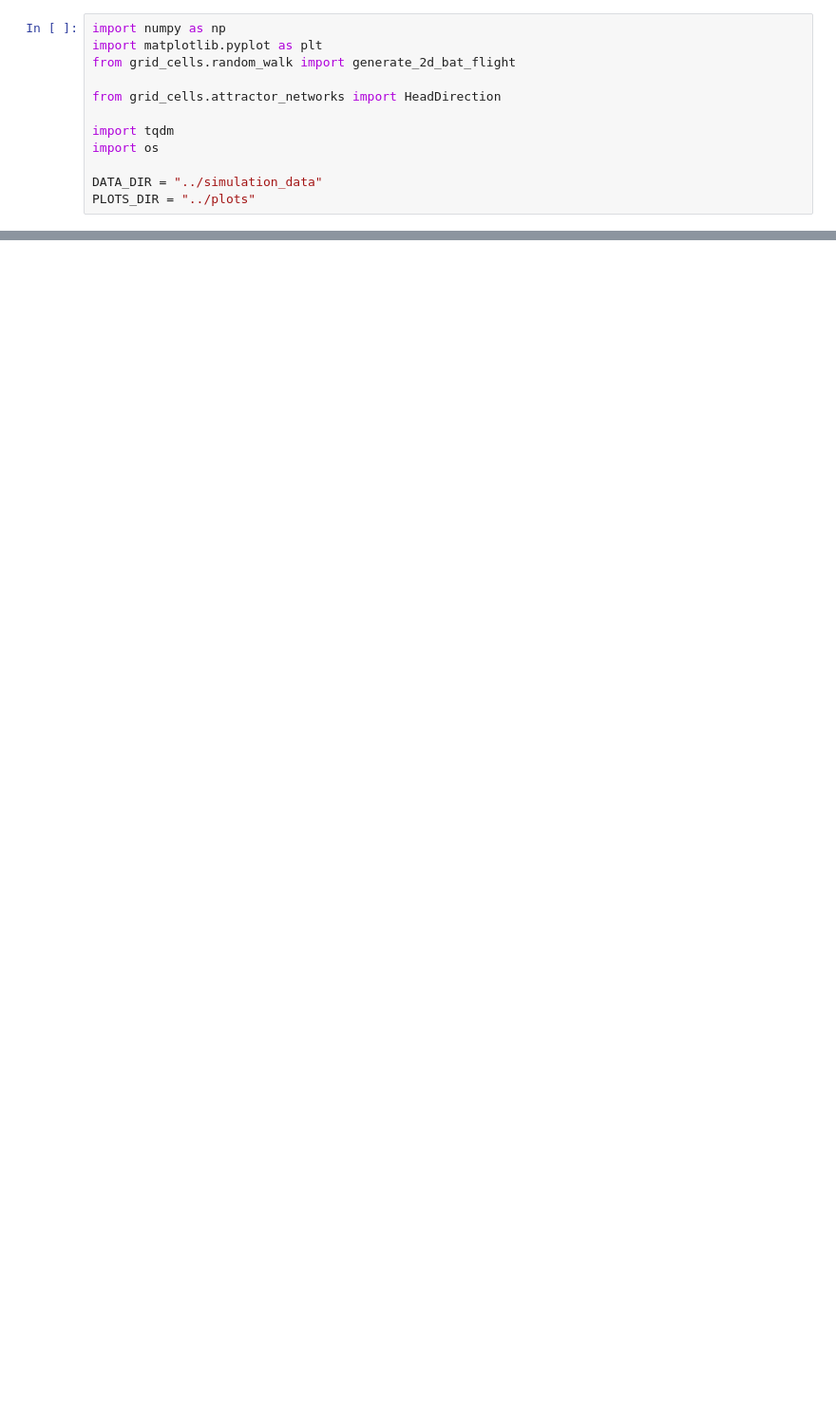
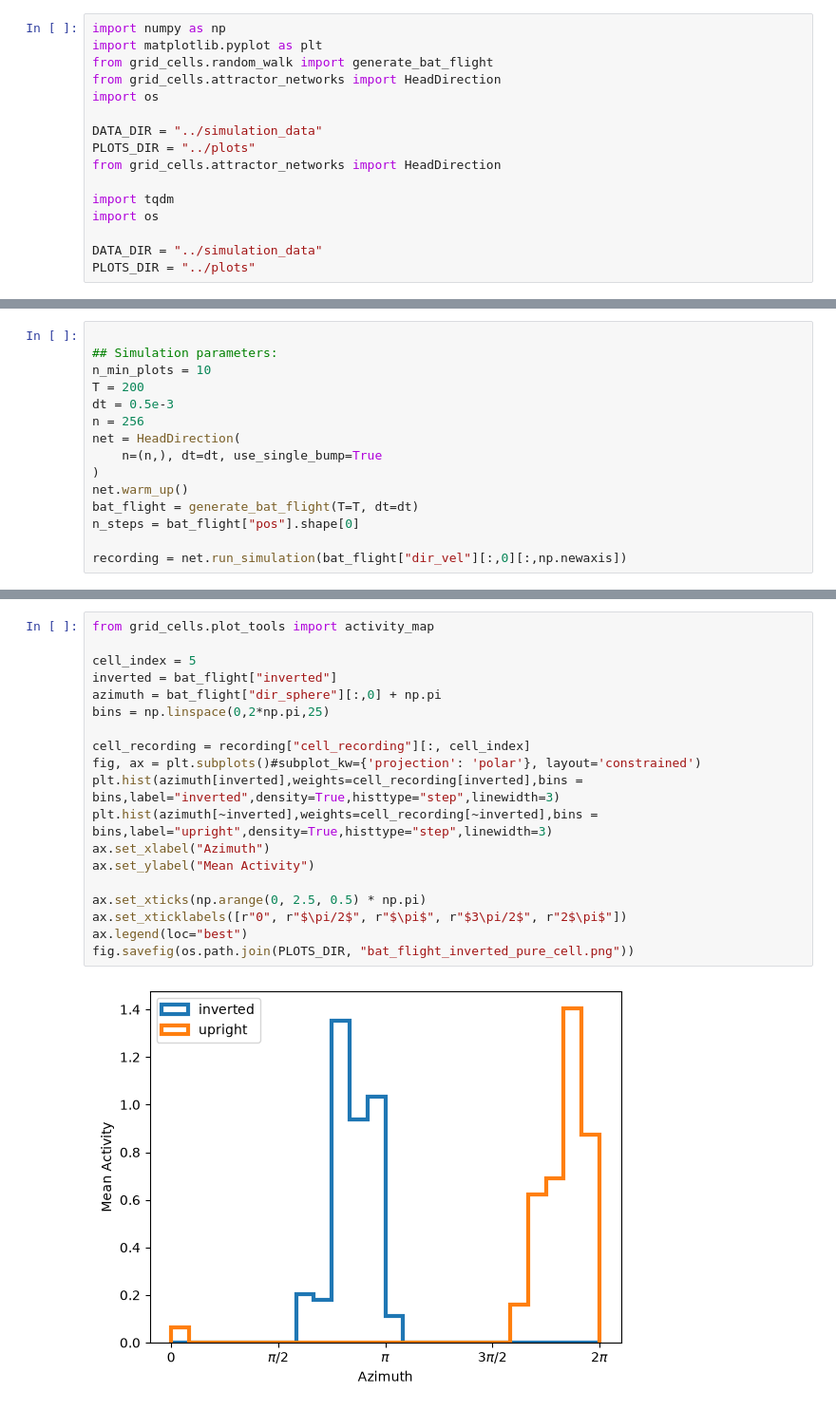
Before and after one commit to siaulich/grid-cells, a Jupyter notebook: notebooks/bat_flight_pure_cells.ipynb, the cells around one changed output, grey strips where cells are left out. Shown at 95% size. Drawn from its saved outputs; the diff is of its cells as text; blank space fills up the shorter version.

```diff
--- a/notebooks/bat_flight_pure_cells.ipynb
+++ b/notebooks/bat_flight_pure_cells.ipynb
@@ -1,8 +1,12 @@
 # %%
 import numpy as np
 import matplotlib.pyplot as plt
-from grid_cells.random_walk import generate_2d_bat_flight
+from grid_cells.random_walk import generate_bat_flight
+from grid_cells.attractor_networks import HeadDirection
+import os
 
+DATA_DIR = "../simulation_data"
+PLOTS_DIR = "../plots"
 from grid_cells.attractor_networks import HeadDirection
 
 import tqdm
@@ -49,0 +55,15 @@ Ran warm up for 1050 steps
+# %%
+
+## Simulation parameters:
+n_min_plots = 10
+T = 200
+dt = 0.5e-3
+n = 256
+net = HeadDirection(
+    n=(n,), dt=dt, use_single_bump=True
+)
+net.warm_up()
+bat_flight = generate_bat_flight(T=T, dt=dt)
+n_steps = bat_flight["pos"].shape[0]
+
+recording = net.run_simulation(bat_flight["dir_vel"][:,0][:,np.newaxis])
@@ -49,0 +73,21 @@ Ran warm up for 1050 steps
+# %%
+from grid_cells.plot_tools import activity_map
+
+cell_index = 5
+inverted = bat_flight["inverted"]
+azimuth = bat_flight["dir_sphere"][:,0] + np.pi
+bins = np.linspace(0,2*np.pi,25)
+
+cell_recording = recording["cell_recording"][:, cell_index]
+fig, ax = plt.subplots()#subplot_kw={'projection': 'polar'}, layout='constrained')
+plt.hist(azimuth[inverted],weights=cell_recording[inverted],bins = bins,label="inverted",density=True,histtype="step",linewidth=3)
+plt.hist(azimuth[~inverted],weights=cell_recording[~inverted],bins = bins,label="upright",density=True,histtype="step",linewidth=3)
+ax.set_xlabel("Azimuth")
+ax.set_ylabel("Mean Activity")
+
+ax.set_xticks(np.arange(0, 2.5, 0.5) * np.pi)
+ax.set_xticklabels([r"0", r"$\pi/2$", r"$\pi$", r"$3\pi/2$", r"2$\pi$"])
+ax.legend(loc="best")
+fig.savefig(os.path.join(PLOTS_DIR, "bat_flight_inverted_pure_cell.png"))
+# %% [output]
+[figure, added]
```
Also changed, not shown: parts of 2 cells of this notebook, 3 other files.
